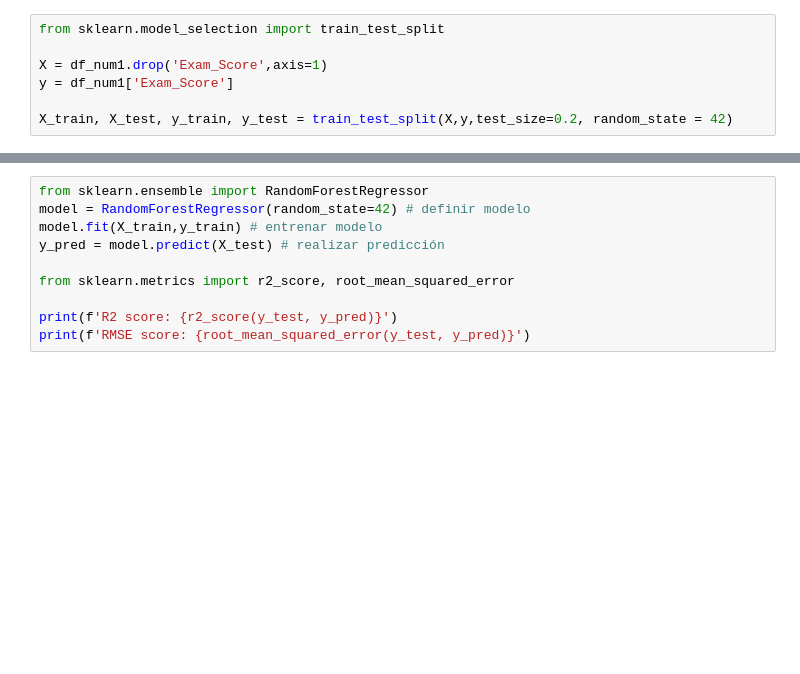
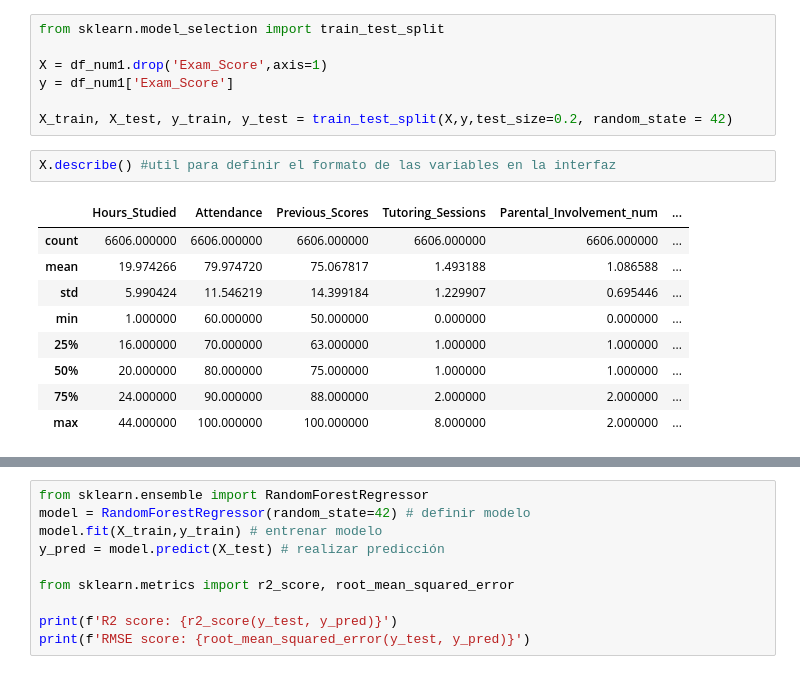
Before and after one commit to diegomacaya/appweb_ml_streamlit, a Jupyter notebook: src/explore.ipynb, the cells around one changed output, grey strips where cells are left out. Saved outputs shown, nothing was run; the diff lists cells and outputs as text; blank space fills up the shorter version.

```diff
--- a/src/explore.ipynb
+++ b/src/explore.ipynb
@@ -142,3 +142,15 @@ X = df_num1.drop('Exam_Score',axis=1)
 y = df_num1['Exam_Score']
 
 X_train, X_test, y_train, y_test = train_test_split(X,y,test_size=0.2, random_state = 42)
+# %%
+X.describe() #util para definir el formato de las variables en la interfaz
+# %% [output]
+|  | Hours_Studied | Attendance | Previous_Scores | Tutoring_Sessions | Parental_Involvement_num | ... |
+| count | 6606.000000 | 6606.000000 | 6606.000000 | 6606.000000 | 6606.000000 | ... |
+| mean | 19.974266 | 79.974720 | 75.067817 | 1.493188 | 1.086588 | ... |
+| std | 5.990424 | 11.546219 | 14.399184 | 1.229907 | 0.695446 | ... |
+| min | 1.000000 | 60.000000 | 50.000000 | 0.000000 | 0.000000 | ... |
+| 25% | 16.000000 | 70.000000 | 63.000000 | 1.000000 | 1.000000 | ... |
+| 50% | 20.000000 | 80.000000 | 75.000000 | 1.000000 | 1.000000 | ... |
+| 75% | 24.000000 | 90.000000 | 88.000000 | 2.000000 | 2.000000 | ... |
+| max | 44.000000 | 100.000000 | 100.000000 | 8.000000 | 2.000000 | ... |
```
Also changed, not shown: parts of 6 cells of this notebook, 3 other files.
